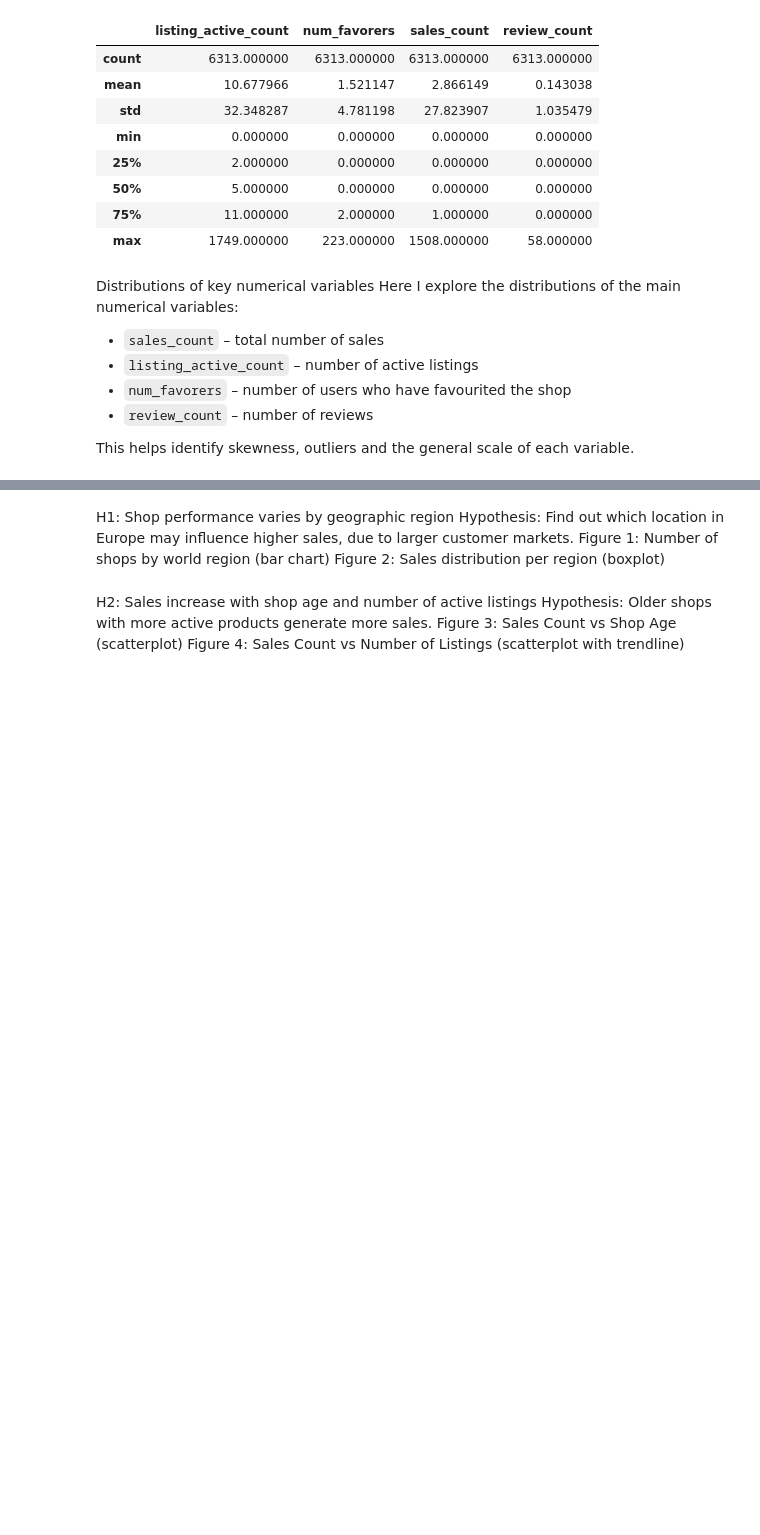
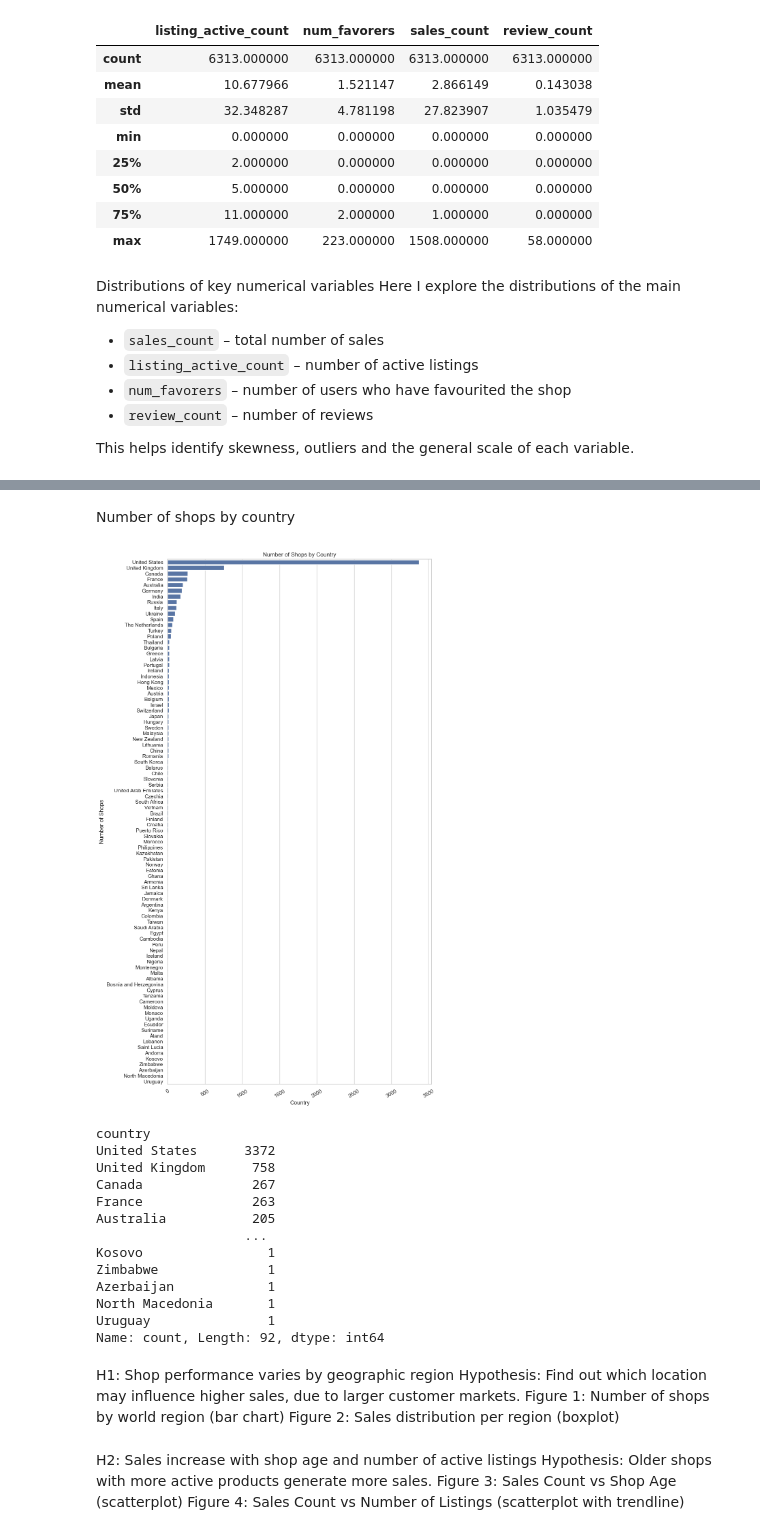
Before and after one commit to Karolinawl/fuzzy-engine, a Jupyter notebook: assets/eda_analysis.ipynb, the cells around one changed output, grey strips where cells are left out. Cells and saved outputs as stored; diff of their text form; code cells hidden in the pictures; blank space fills up the shorter version.

```diff
--- a/assets/eda_analysis.ipynb
+++ b/assets/eda_analysis.ipynb
@@ -80,6 +119,35 @@ This helps identify skewness, outliers and the general scale of each variable.
+# %% [markdown]
+Number of shops by country
+# %%
+#count nummer of shops by country
+plt.figure(figsize=(10, 20))
+country_counts = df['country'].value_counts()
+sns.barplot(x=country_counts.values, y=country_counts.index)
+plt.title("Number of Shops by Country")
+plt.xlabel("Country")
+plt.ylabel("Number of Shops")
+plt.xticks(rotation=30)
+plt.show()
+
+country_counts
+# %% [output]
+[figure, added]
+country
+United States      3372
+United Kingdom      758
+Canada              267
+France              263
+Australia           205
+                   ...
+Kosovo                1
+Zimbabwe              1
+Azerbaijan            1
+North Macedonia       1
+Uruguay               1
+Name: count, Length: 92, dtype: int64
 # %% [markdown]
 H1: Shop performance varies by geographic region
-Hypothesis: Find out which location in Europe may influence higher sales, due to larger customer markets.
+Hypothesis: Find out which location may influence higher sales, due to larger customer markets.
 Figure 1: Number of shops by world region (bar chart)
 Figure 2: Sales distribution per region (boxplot)
 # %% [markdown]
```
Also changed, not shown: parts of 1 cell of this notebook.
